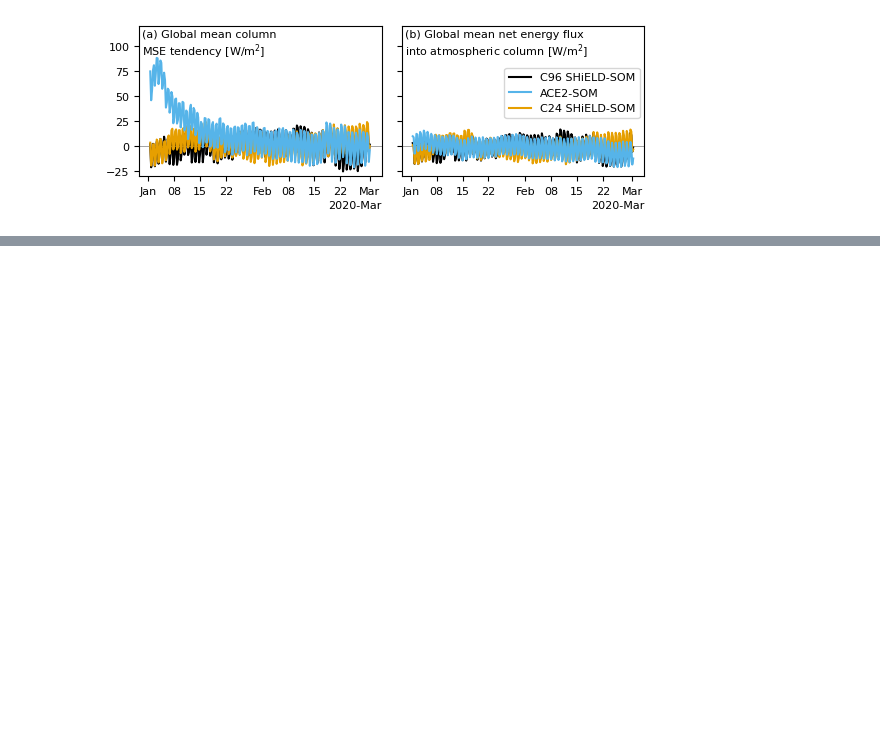
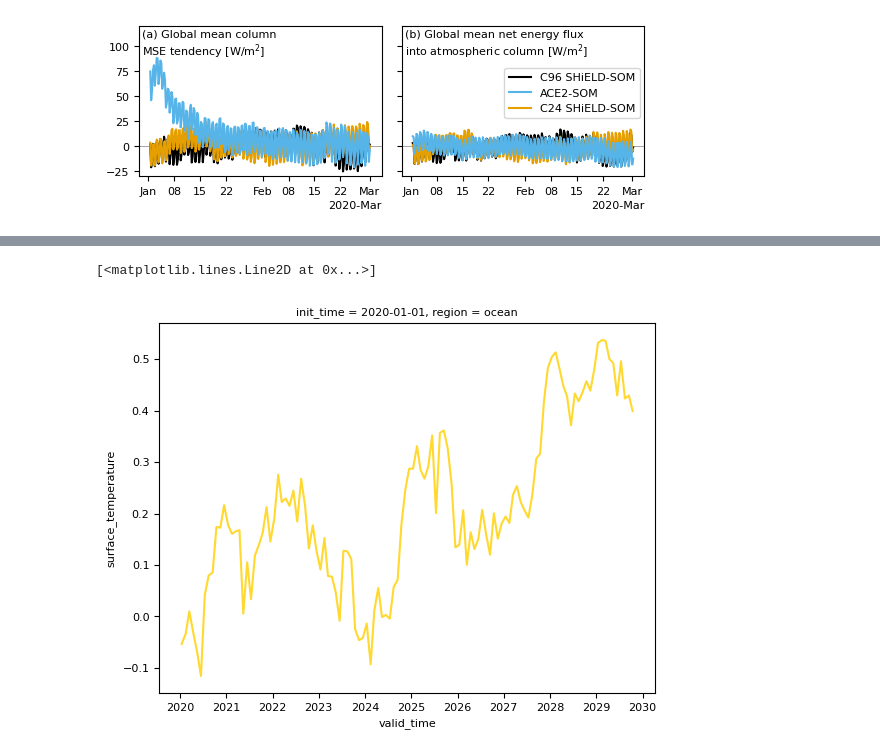
Before and after one commit to ai2cm/ace2-som-paper, a Jupyter notebook: notebooks/figures-08-and-09.ipynb, the cells around one changed output, grey strips where cells are left out. Cells and saved outputs as stored; diff of their text form; code cells hidden in the pictures; blank space fills up the shorter version.

```diff
--- a/notebooks/figures-08-and-09.ipynb
+++ b/notebooks/figures-08-and-09.ipynb
@@ -384,0 +436,11 @@ fig.savefig(f"figures/figure-08.pdf")
+# %%
+bias["surface_temperature"].sel(region="ocean").isel(time=slice(None, -2)).plot(
+    x="valid_time",
+    hue="variable",
+    add_legend=False,
+    label=label,
+    color=color,
+)
+# %% [output]
+[<matplotlib.lines.Line2D at 0x...>]
+[figure, added]
```
Also changed, not shown: parts of 6 cells of this notebook.
